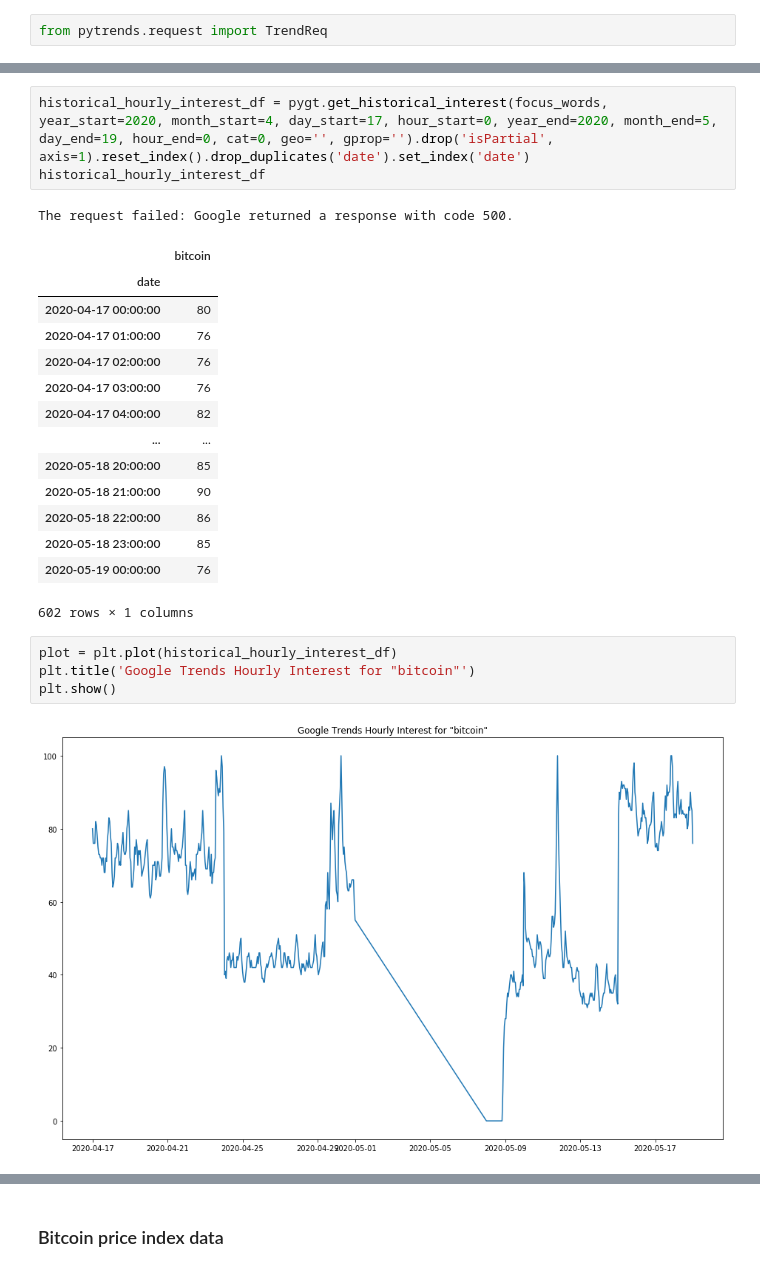
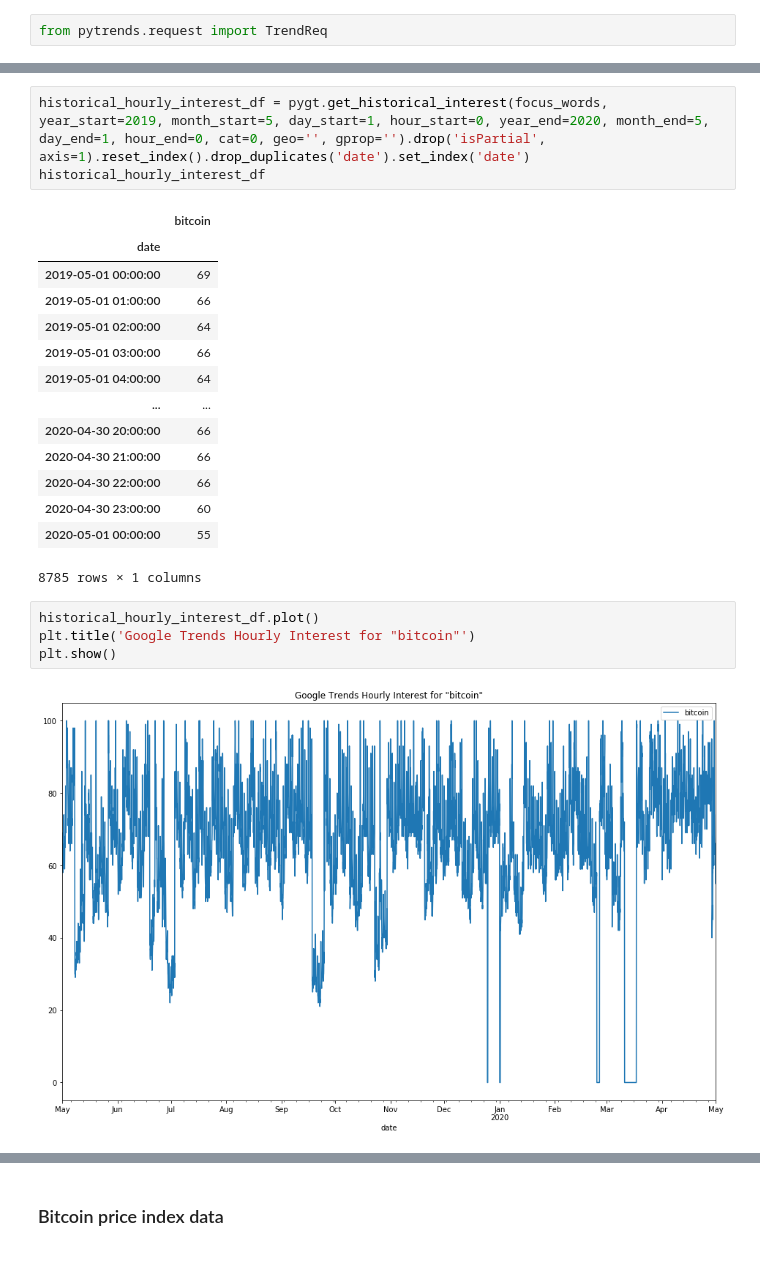
Before and after one commit to Globe-Research/bitfear, a Jupyter notebook: sentiment/time_series_analysis.ipynb, the cells around one changed output, grey strips where cells are left out. Saved outputs shown, nothing was run; the diff lists cells and outputs as text.

```diff
--- a/sentiment/time_series_analysis.ipynb
+++ b/sentiment/time_series_analysis.ipynb
@@ -255,25 +197,24 @@ plt.show()
 # %%
-historical_hourly_interest_df = pygt.get_historical_interest(focus_words, year_start=2020, month_start=4, day_start=17, hour_start=0, year_end=2020, month_end=5, day_end=19, hour_end=0, cat=0, geo='', gprop='').drop('isPartial', axis=1).reset_index().drop_duplicates('date').set_index('date')
+historical_hourly_interest_df = pygt.get_historical_interest(focus_words, year_start=2019, month_start=5, day_start=1, hour_start=0, year_end=2020, month_end=5, day_end=1, hour_end=0, cat=0, geo='', gprop='').drop('isPartial', axis=1).reset_index().drop_duplicates('date').set_index('date')
 historical_hourly_interest_df
 # %% [output]
+|  | bitcoin |
+| date |  |
+| 2019-05-01 00:00:00 | 69 |
+| 2019-05-01 01:00:00 | 66 |
+| 2019-05-01 02:00:00 | 64 |
+| 2019-05-01 03:00:00 | 66 |
+| 2019-05-01 04:00:00 | 64 |
+| ... | ... |
+| 2020-04-30 20:00:00 | 66 |
+| 2020-04-30 21:00:00 | 66 |
+| 2020-04-30 22:00:00 | 66 |
+| 2020-04-30 23:00:00 | 60 |
+| 2020-05-01 00:00:00 | 55 |
-The request failed: Google returned a response with code 500.
+8785 rows × 1 columns
-|  | bitcoin |
-| date |  |
-| 2020-04-17 00:00:00 | 80 |
-| 2020-04-17 01:00:00 | 76 |
-| 2020-04-17 02:00:00 | 76 |
-| 2020-04-17 03:00:00 | 76 |
-| 2020-04-17 04:00:00 | 82 |
-| ... | ... |
-| 2020-05-18 20:00:00 | 85 |
-| 2020-05-18 21:00:00 | 90 |
-| 2020-05-18 22:00:00 | 86 |
-| 2020-05-18 23:00:00 | 85 |
-| 2020-05-19 00:00:00 | 76 |
-602 rows × 1 columns
 # %%
-plot = plt.plot(historical_hourly_interest_df)
+historical_hourly_interest_df.plot()
 plt.title('Google Trends Hourly Interest for "bitcoin"')
 plt.show()
 # %% [output]
-[figure, old version]
+[figure, new version]
```
Also changed, not shown: parts of 128 cells of this notebook.
